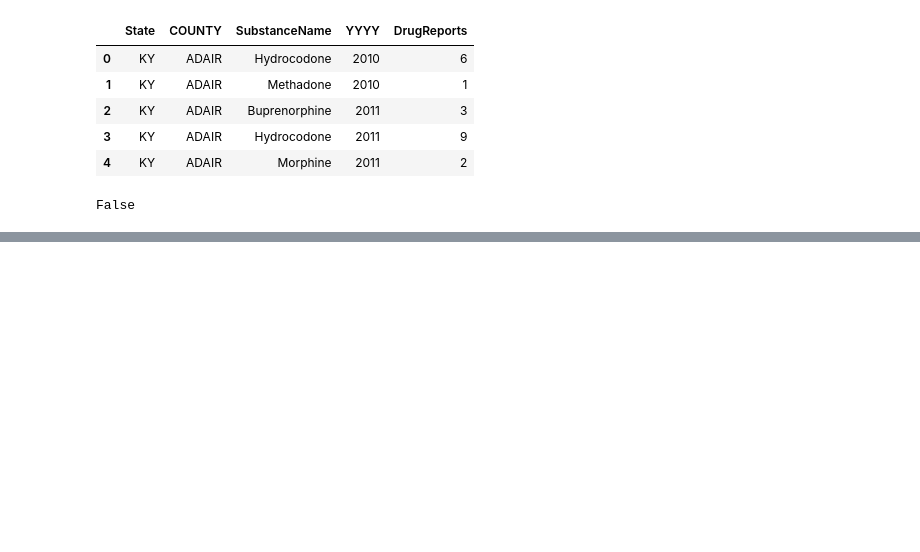
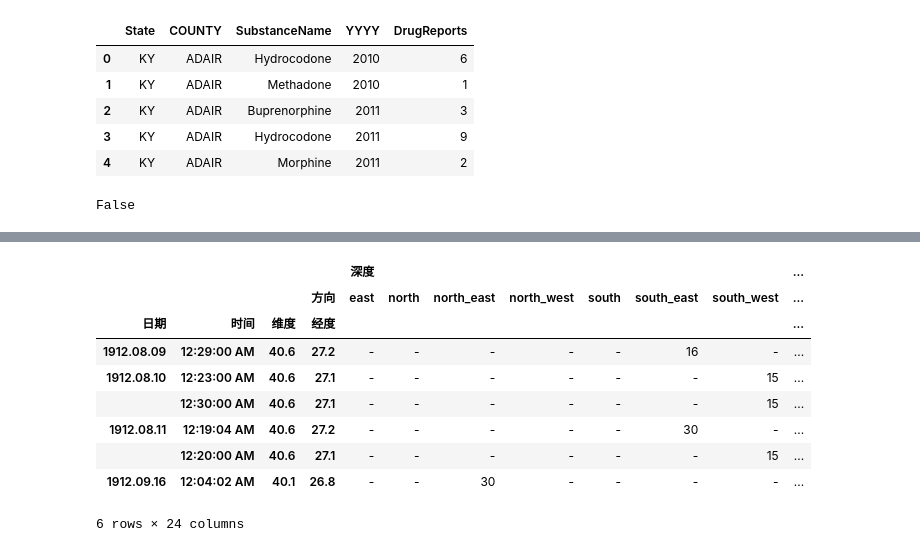
Before and after one commit to scxixixi/Pandas_Learning, a Jupyter notebook: Day4打卡.ipynb, the cells around one changed output, grey strips where cells are left out. Cells and saved outputs as stored; diff of their text form; code cells hidden in the pictures; blank space fills up the shorter version.

```diff
--- a/Day4打卡.ipynb
+++ b/Day4打卡.ipynb
@@ -542,0 +541,3 @@ False
+# %%
+df_eq=pd.read_csv('data/Earthquake.csv')
+df_eq.head()
@@ -542,0 +551,16 @@ False
+# %%
+result = pd.pivot_table(df_eq,index=['日期','时间','维度','经度']
+            ,columns='方向'
+            ,values=['烈度','深度','距离'],fill_value='-').rename_axis(index={None:'地震参数'})
+result.head(6)
+# %% [output]
+|  |  |  |  | 深度 |  |  |  |  |  |  | ... |
+|  |  |  | 方向 | east | north | north_east | north_west | south | south_east | south_west | ... |
+| 日期 | 时间 | 维度 | 经度 |  |  |  |  |  |  |  | ... |
+| 1912.08.09 | 12:29:00 AM | 40.6 | 27.2 | - | - | - | - | - | 16 | - | ... |
+| 1912.08.10 | 12:23:00 AM | 40.6 | 27.1 | - | - | - | - | - | - | 15 | ... |
+|  | 12:30:00 AM | 40.6 | 27.1 | - | - | - | - | - | - | 15 | ... |
+| 1912.08.11 | 12:19:04 AM | 40.6 | 27.2 | - | - | - | - | - | 30 | - | ... |
+|  | 12:20:00 AM | 40.6 | 27.1 | - | - | - | - | - | - | 15 | ... |
+| 1912.09.16 | 12:04:02 AM | 40.1 | 26.8 | - | - | 30 | - | - | - | - | ... |
+6 rows × 24 columns
```
Also changed, not shown: parts of 5 cells of this notebook.
